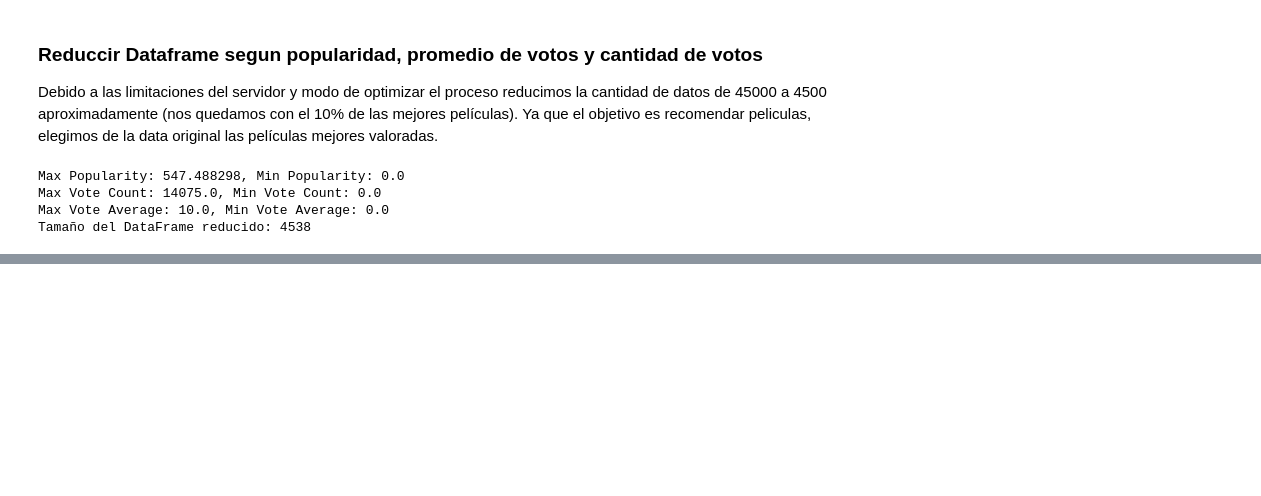
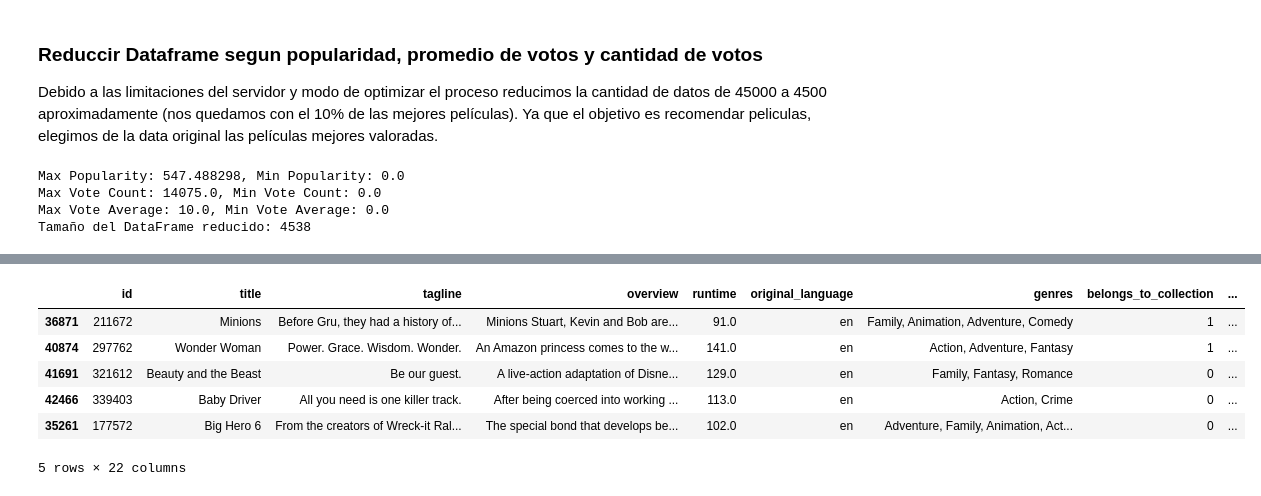
Before and after one commit to Adlazz/movies_rs, a Jupyter notebook: ETL_movies.ipynb, the cells around one changed output, grey strips where cells are left out. Drawn from its saved outputs; the diff is of its cells as text; code cells hidden in the pictures; blank space fills up the shorter version.

```diff
--- a/ETL_movies.ipynb
+++ b/ETL_movies.ipynb
@@ -778,6 +778,9 @@ movies.columns.tolist()
  'crew',
  'director',
  'casting']
+# %%
+# Eliminar las columnas 'cast' y 'crew'
+movies = movies.drop(columns=['cast', 'crew'])
 # %% [markdown]
 ### Reduccir Dataframe segun popularidad, promedio de votos y cantidad de votos
 Debido a las limitaciones del servidor y modo de optimizar el proceso reducimos la cantidad de datos de 45000 a 4500 aproximadamente (nos quedamos con el 10% de las mejores películas). Ya que el objetivo es recomendar peliculas, elegimos de la data original las películas mejores valoradas.
@@ -814,0 +835,10 @@ Tamaño del DataFrame reducido: 4538
+# %%
+movies_top_10_percent.head()
+# %% [output]
+|  | id | title | tagline | overview | runtime | original_language | genres | belongs_to_collection | ... |
+| 36871 | 211672 | Minions | Before Gru, they had a history of... | Minions Stuart, Kevin and Bob are... | 91.0 | en | Family, Animation, Adventure, Comedy | 1 | ... |
+| 40874 | 297762 | Wonder Woman | Power. Grace. Wisdom. Wonder. | An Amazon princess comes to the w... | 141.0 | en | Action, Adventure, Fantasy | 1 | ... |
+| 41691 | 321612 | Beauty and the Beast | Be our guest. | A live-action adaptation of Disne... | 129.0 | en | Family, Fantasy, Romance | 0 | ... |
+| 42466 | 339403 | Baby Driver | All you need is one killer track. | After being coerced into working ... | 113.0 | en | Action, Crime | 0 | ... |
+| 35261 | 177572 | Big Hero 6 | From the creators of Wreck-it Ral... | The special bond that develops be... | 102.0 | en | Adventure, Family, Animation, Act... | 0 | ... |
+5 rows × 22 columns
```
Also changed, not shown: parts of 5 cells of this notebook, 1 other file.
